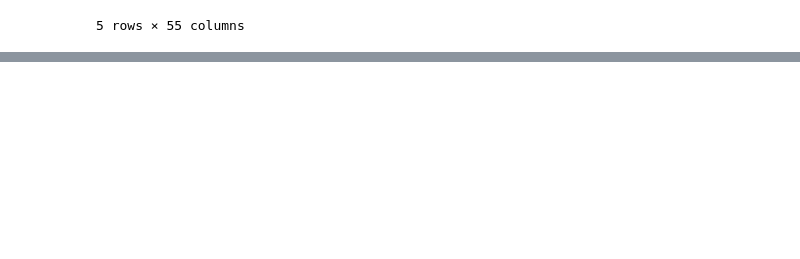
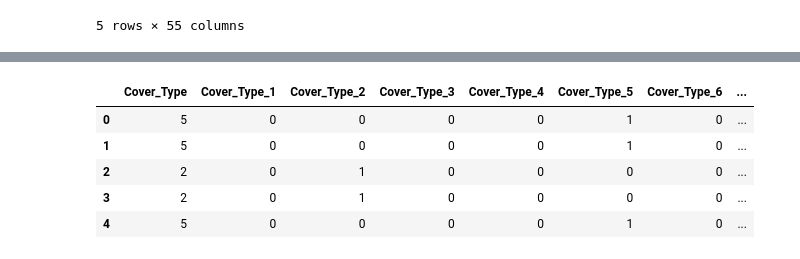
Before and after one commit to Nakulj11/ECE133AFinalProject, a Jupyter notebook: FinalProject.ipynb, the cells around one changed output, grey strips where cells are left out. Saved outputs shown, nothing was run; the diff lists cells and outputs as text; code cells hidden in the pictures; blank space fills up the shorter version.

Commit message:
mean/std report, kmeans

```diff
--- a/FinalProject.ipynb
+++ b/FinalProject.ipynb
@@ -68,0 +118,16 @@ Final dataset shape: (581012, 55)
+# %%
+# Standardize gradient features. Report on means and standard deviations
+fmt = '{: >36} {: >24} {: >24} {: >24} {: >24}'
+print(fmt.format(*['GRADIENT FEATURE', 'ORGINAL MEAN', 'ORGINAL STD', 'NEW MEAN', 'NEW STD']), '\n')
+
+for ft in gradient_features:
+    old_mean, old_std = df_cleaned[ft].mean(), df_cleaned[ft].std()
+
+    # 3.3: The standardized version of a vector is the according demeaned vector divided by the std, i.e. z-scores.
+    df_std[ft] = (df_cleaned[ft].sub(old_mean)).div(old_std)
+
+    new_mean, new_std = df_std[ft].mean(), df_std[ft].std()
+
+    print(fmt.format(*[ft, old_mean, old_std, new_mean, new_std]))
+
+print('\nSee that the gradient features have been standardized since the new means are ~0 and the new stds ~1.')
@@ -68,0 +149,11 @@ Final dataset shape: (581012, 55)
+# %%
+# Standardize categorical features.
+for ft in categoric_features:
+    # Can verify that the feature is categoric first
+    print(df_cleaned[ft].value_counts(), '\n')
+
+    # Add and fill columns
+    ft_min, ft_max = df_cleaned[ft].min().astype(object), df_cleaned[ft].max().astype(object)
+    for i in range(ft_min, ft_max + 1):
+        ft_type_i = ft + '_' + str(i)
+        df_std[ft_type_i] = df_std.apply(lambda sample: 1 if sample[ft] == i else 0, axis=1)
@@ -68,0 +170,11 @@ Final dataset shape: (581012, 55)
+# %%
+# Confirmation that the conversion was done correctly
+cover_types = ['Cover_Type', 'Cover_Type_1', 'Cover_Type_2', 'Cover_Type_3', 'Cover_Type_4', 'Cover_Type_5', 'Cover_Type_6', 'Cover_Type_7']
+df_std[cover_types].head()
+# %% [output]
+|  | Cover_Type | Cover_Type_1 | Cover_Type_2 | Cover_Type_3 | Cover_Type_4 | Cover_Type_5 | Cover_Type_6 | ... |
+| 0 | 5 | 0 | 0 | 0 | 0 | 1 | 0 | ... |
+| 1 | 5 | 0 | 0 | 0 | 0 | 1 | 0 | ... |
+| 2 | 2 | 0 | 1 | 0 | 0 | 0 | 0 | ... |
+| 3 | 2 | 0 | 1 | 0 | 0 | 0 | 0 | ... |
+| 4 | 5 | 0 | 0 | 0 | 0 | 1 | 0 | ... |
```
Also changed, not shown: parts of 17 cells of this notebook, 2 other files.
